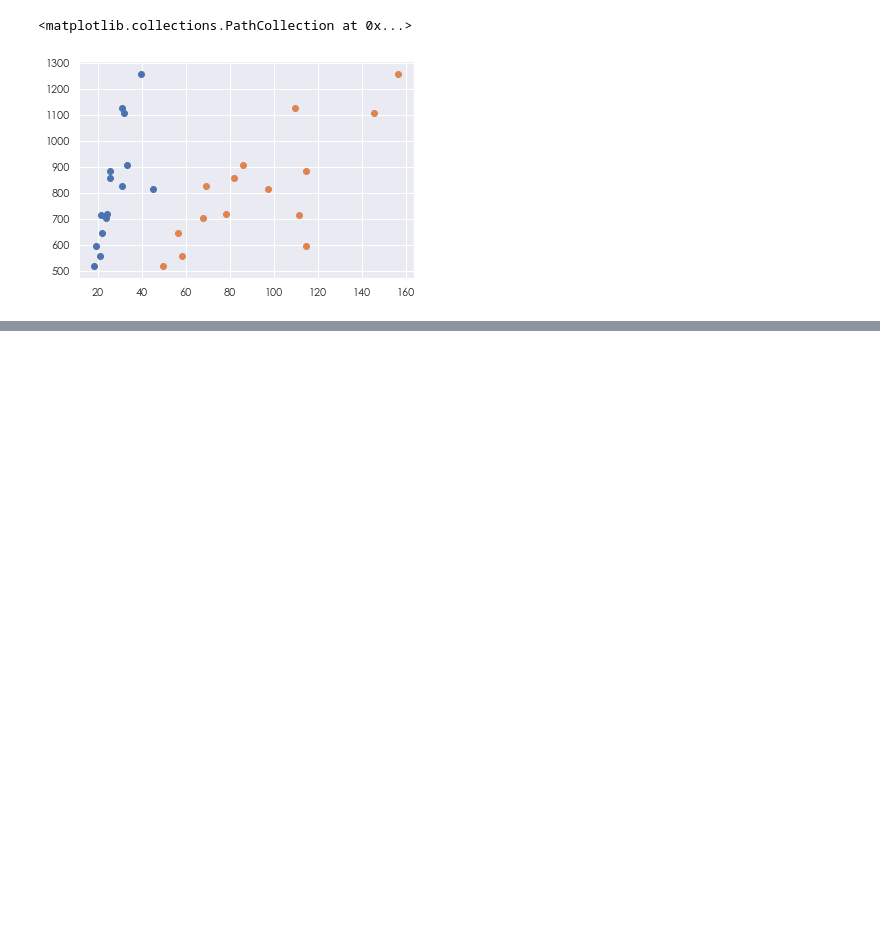
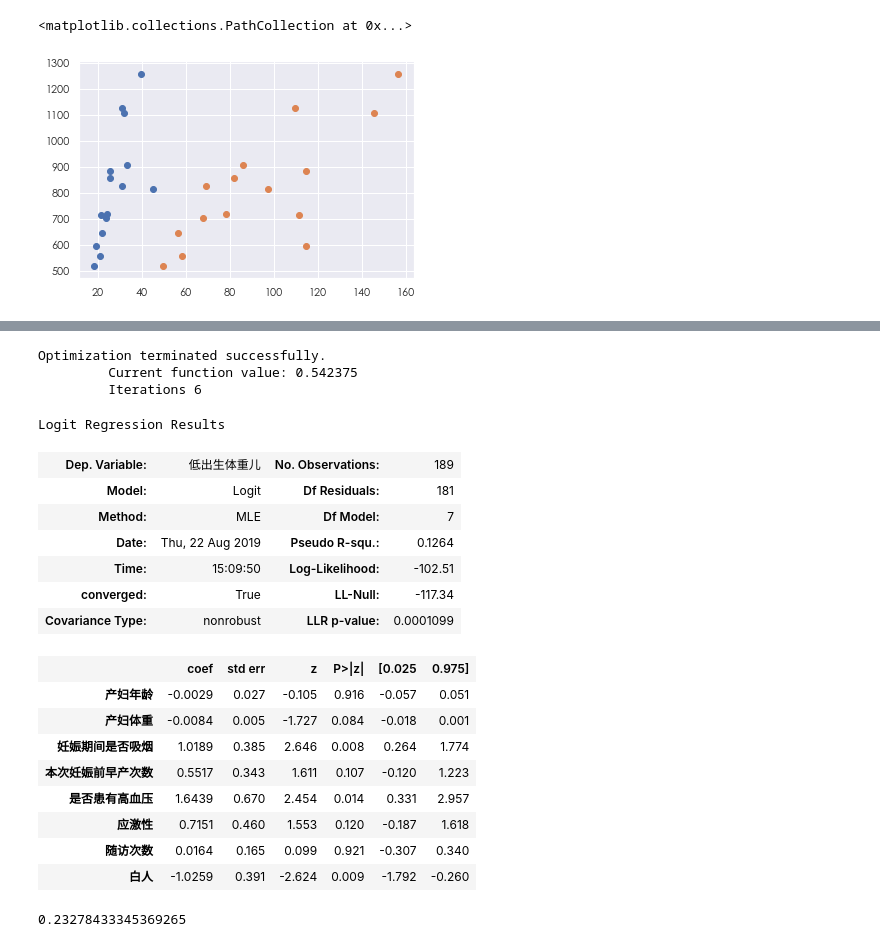
Before and after one commit to IamZY/DataAnalysis, a Jupyter notebook: pandas/Python统计模型.ipynb, the cells around one changed output, grey strips where cells are left out. Saved outputs shown, nothing was run; the diff lists cells and outputs as text; code cells hidden in the pictures; blank space fills up the shorter version.

```diff
--- a/pandas/Python统计模型.ipynb
+++ b/pandas/Python统计模型.ipynb
@@ -685,0 +798,35 @@ strong multicollinearity or other numerical problems.
+# %%
+tempX2 = pd.merge(left = dflogit.drop(columns = ["低出生体重儿","种族"]),
+                 right = dfdumm[["白人"]],
+                 left_index = True,right_index = True
+                )
+
+logitres2 = sm.Logit(dflogit.低出生体重儿,tempX2).fit()
+logitres2.summary()
+# %% [output]
+Optimization terminated successfully.
+         Current function value: 0.542375
+         Iterations 6
+Logit Regression Results
+| Dep. Variable: | 低出生体重儿 | No. Observations: | 189 |
+| Model: | Logit | Df Residuals: | 181 |
+| Method: | MLE | Df Model: | 7 |
+| Date: | Thu, 22 Aug 2019 | Pseudo R-squ.: | 0.1264 |
+| Time: | 15:09:50 | Log-Likelihood: | -102.51 |
+| converged: | True | LL-Null: | -117.34 |
+| Covariance Type: | nonrobust | LLR p-value: | 0.0001099 |
+|  | coef | std err | z | P>|z| | [0.025 | 0.975] |
+| 产妇年龄 | -0.0029 | 0.027 | -0.105 | 0.916 | -0.057 | 0.051 |
+| 产妇体重 | -0.0084 | 0.005 | -1.727 | 0.084 | -0.018 | 0.001 |
+| 妊娠期间是否吸烟 | 1.0189 | 0.385 | 2.646 | 0.008 | 0.264 | 1.774 |
+| 本次妊娠前早产次数 | 0.5517 | 0.343 | 1.611 | 0.107 | -0.120 | 1.223 |
+| 是否患有高血压 | 1.6439 | 0.670 | 2.454 | 0.014 | 0.331 | 2.957 |
+| 应激性 | 0.7151 | 0.460 | 1.553 | 0.120 | -0.187 | 1.618 |
+| 随访次数 | 0.0164 | 0.165 | 0.099 | 0.921 | -0.307 | 0.340 |
+| 白人 | -1.0259 | 0.391 | -2.624 | 0.009 | -1.792 | -0.260 |
+# %%
+import scipy.stats as ss
+
+1 - ss.chi2.cdf(2 * (logitres.llf - logitres2.llf),1)
+# %% [output]
+0.23278433345369265
```
Also changed, not shown: parts of 43 cells of this notebook.
